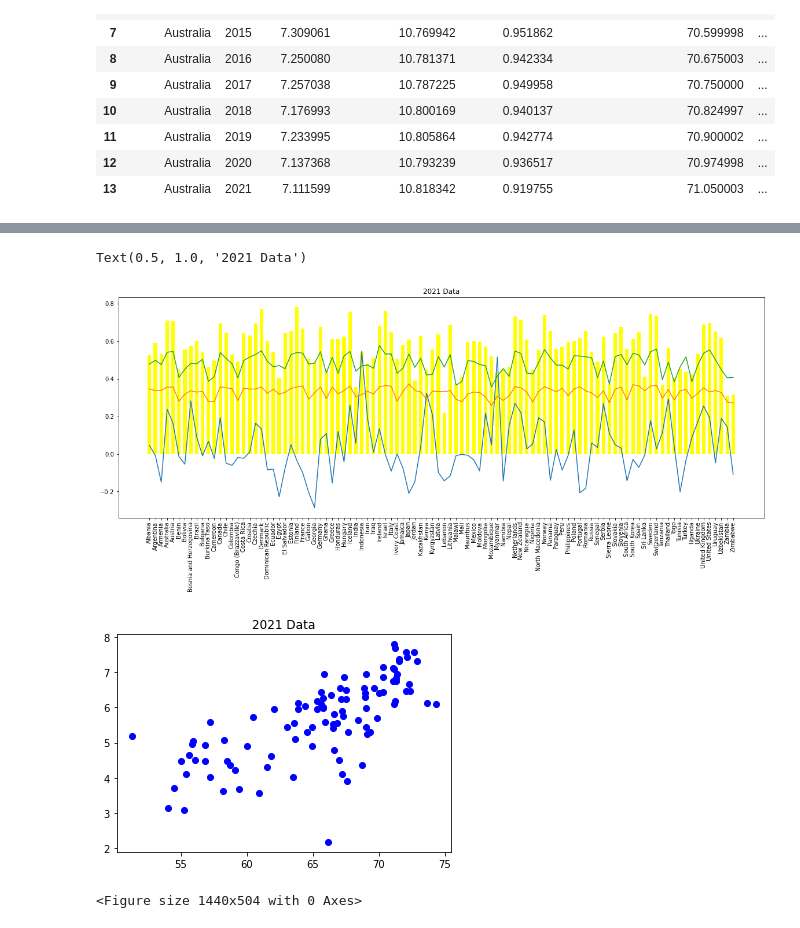
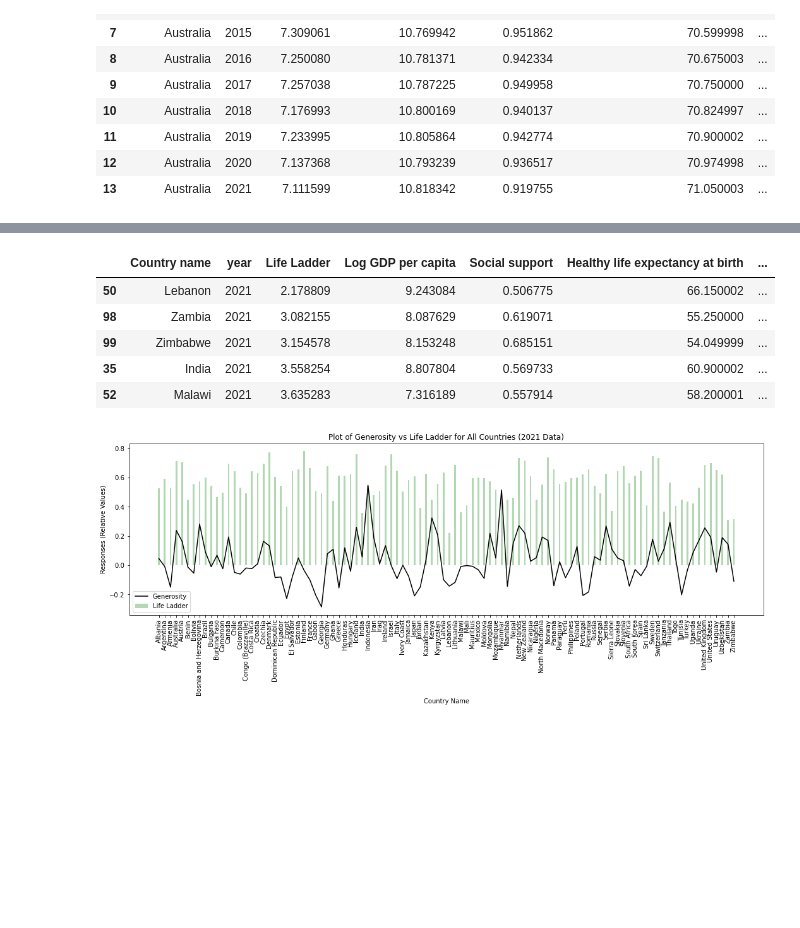
Before and after one commit to ArchanaKarri/Project-One, a Jupyter notebook: Happiness-Analysis.ipynb, the cells around one changed output, grey strips where cells are left out. Cells and saved outputs as stored; diff of their text form; code cells hidden in the pictures; blank space fills up the shorter version.

```diff
--- a/Happiness-Analysis.ipynb
+++ b/Happiness-Analysis.ipynb
@@ -117,38 +57,37 @@ Text(0.5, 1.0, '2021 Data')
+# %%
+# Bottom five countries with low Life Ladder scores or happiness
+
+life_ladder_sorted = new_df2021.sort_values(['Life Ladder'], ascending = True)
+life_ladder_sorted.head()
+# %% [output]
+|  | Country name | year | Life Ladder | Log GDP per capita | Social support | Healthy life expectancy at birth | ... |
+| 50 | Lebanon | 2021 | 2.178809 | 9.243084 | 0.506775 | 66.150002 | ... |
+| 98 | Zambia | 2021 | 3.082155 | 8.087629 | 0.619071 | 55.250000 | ... |
+| 99 | Zimbabwe | 2021 | 3.154578 | 8.153248 | 0.685151 | 54.049999 | ... |
+| 35 | India | 2021 | 3.558254 | 8.807804 | 0.569733 | 60.900002 | ... |
+| 52 | Malawi | 2021 | 3.635283 | 7.316189 | 0.557914 | 58.200001 | ... |
 # %%
-# Generosity vs Countries
+# Plot of Generosity vs Life Ladder for all countries
+
 countries = list(new_df2021['Country name'])
-#values = list(data.values())
-# Figure Size
-fig = plt.figure(figsize =(20, 7))
-plt.bar(countries,new_df2021['Life Ladder']/10,color ='yellow', width = 0.6)
-plt.plot(countries,new_df2021['Generosity'])
-plt.plot(countries,new_df2021['Healthy life expectancy at birth']/200)
-plt.plot(countries,new_df2021['Log GDP per capita']/20)
+
+# Set Figure Size
+
+fig = plt.figure(figsize =(18, 5))
+
+plt.bar(countries,new_df2021['Life Ladder']/10,color ='green', alpha=0.3, width = 0.3, label="Life Ladder")
+plt.plot(countries,new_df2021['Generosity'],color='black', label="Generosity")
 plt.xticks(rotation='vertical')
 plt.yticks(rotation='horizontal')
 
-plt.title("2021 Data")
-#plt.xlabel()
+# Add labels and title
+
+plt.xlabel("Country Name")
+plt.ylabel("Responses (Relative Values)")
+plt.legend(loc="lower left")
+plt.title("Plot of Generosity vs Life Ladder for All Countries (2021 Data)")
+
+# Export image
+plt.savefig("Images/Fig1.png")
 # %% [output]
-Text(0.5, 1.0, '2021 Data')
-[figure, old version]
+[figure, new version]
-# %%
-# Healthy life expectancy vs Life ladder(Happiness score)
-
-healthylife2021 = list(new_df2021['Healthy life expectancy at birth'])
-lifeladder2021 = list(new_df2021['Life Ladder'])
-#values = list(data.values())
-# Figure Size
-plt.title("2021 Data")
-plt.scatter(healthylife2021, lifeladder2021, c ="blue")
-fig = plt.figure(figsize =(20, 7))
-
-#plt.bar(countries,new_df2021['Generosity'],color ='pink', width = 0.6)
-#plt.xticks(rotation='vertical')
-#plt.yticks(rotation='horizontal')
-
-
-#plt.xlabel()
-# %% [output]
-[figure, removed]
-<Figure size 1440x504 with 0 Axes>
```
Also changed, not shown: parts of 25 cells of this notebook.
